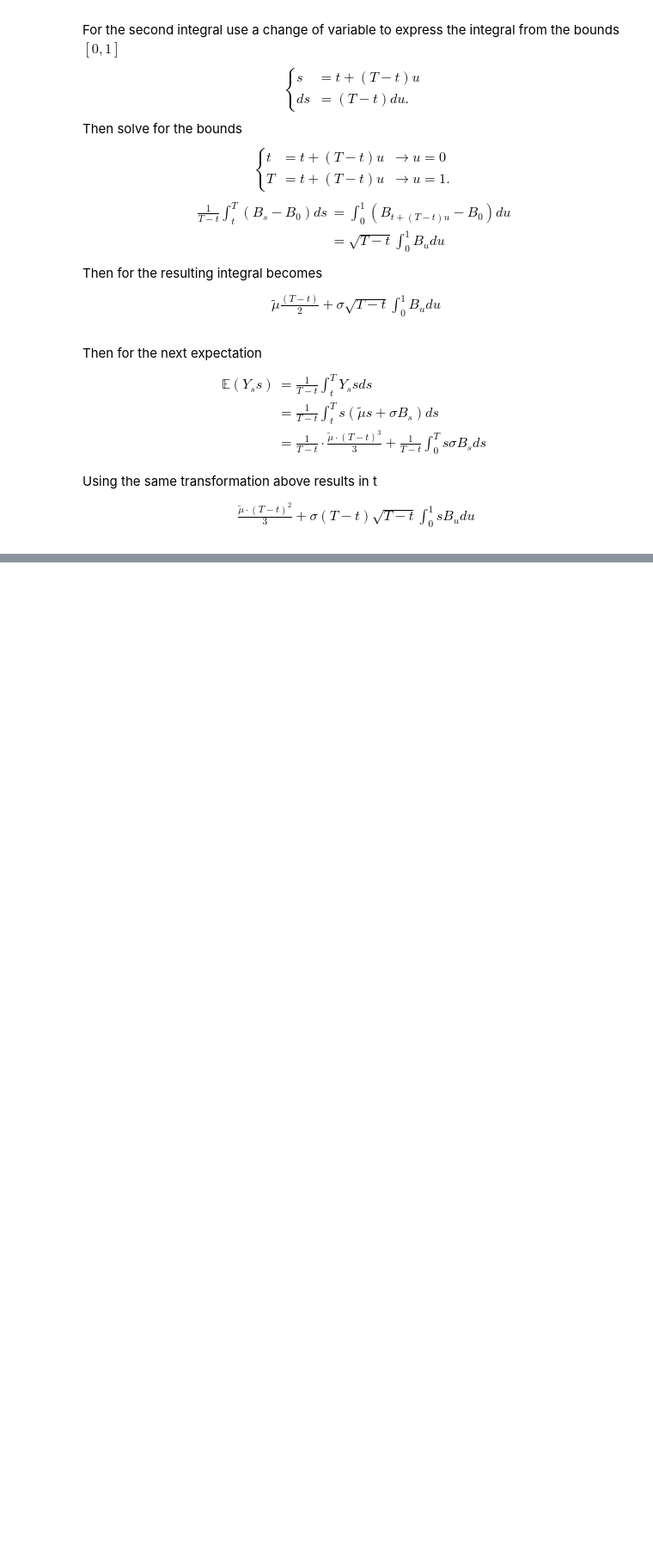
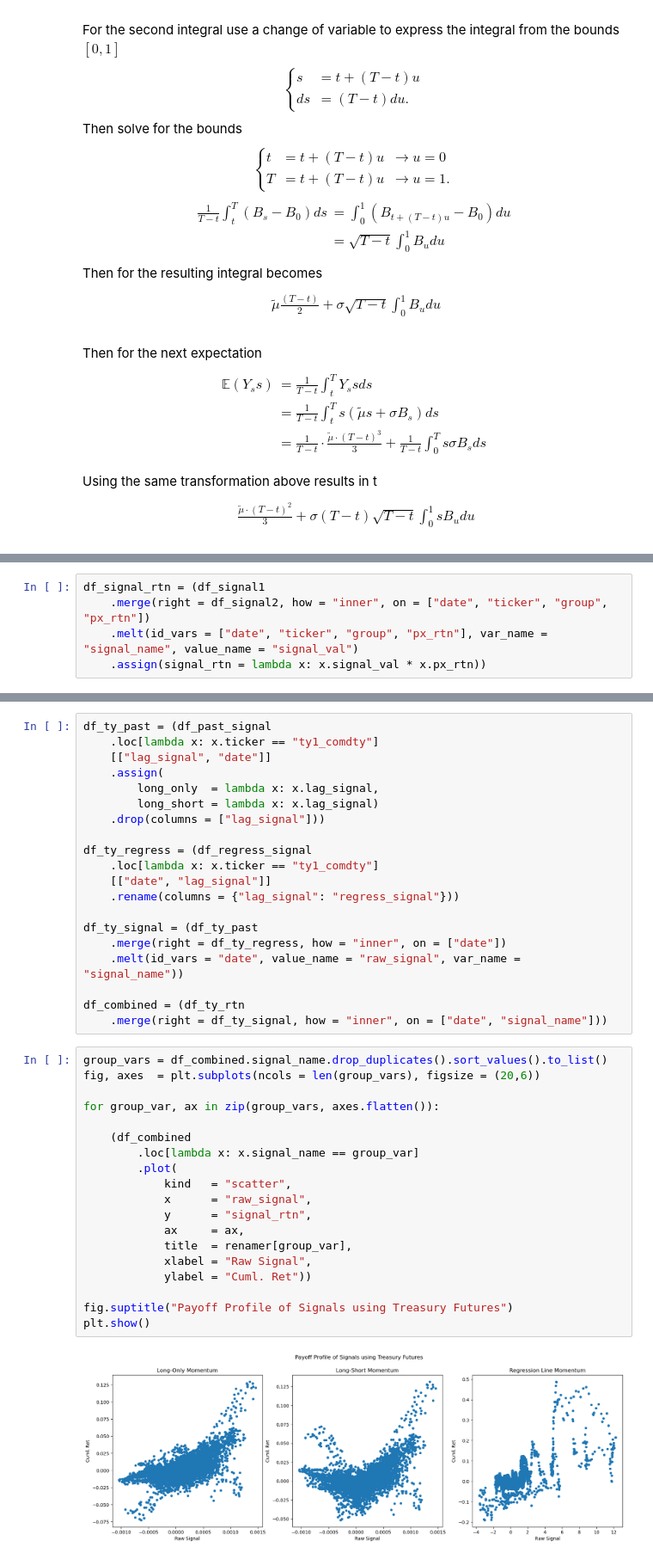
Before and after one commit to diegodalvarez/TrendSystem, a Jupyter notebook: Research/Writeups/SocieteGeneraleRates.ipynb, the cells around one changed output, grey strips where cells are left out. Shown at 86% size. Cells and saved outputs as stored; diff of their text form; blank space fills up the shorter version.

```diff
--- a/Research/Writeups/SocieteGeneraleRates.ipynb
+++ b/Research/Writeups/SocieteGeneraleRates.ipynb
@@ -394,0 +283,5 @@ df_straddle = (pd
+# %%
+df_signal_rtn = (df_signal1
+    .merge(right = df_signal2, how = "inner", on = ["date", "ticker", "group", "px_rtn"])
+    .melt(id_vars = ["date", "ticker", "group", "px_rtn"], var_name = "signal_name", value_name = "signal_val")
+    .assign(signal_rtn = lambda x: x.signal_val * x.px_rtn))
@@ -394,0 +299,41 @@ df_straddle = (pd
+# %%
+df_ty_past = (df_past_signal
+    .loc[lambda x: x.ticker == "ty1_comdty"]
+    [["lag_signal", "date"]]
+    .assign(
+        long_only  = lambda x: x.lag_signal,
+        long_short = lambda x: x.lag_signal)
+    .drop(columns = ["lag_signal"]))
+
+df_ty_regress = (df_regress_signal
+    .loc[lambda x: x.ticker == "ty1_comdty"]
+    [["date", "lag_signal"]]
+    .rename(columns = {"lag_signal": "regress_signal"}))
+
+df_ty_signal = (df_ty_past
+    .merge(right = df_ty_regress, how = "inner", on = ["date"])
+    .melt(id_vars = "date", value_name = "raw_signal", var_name = "signal_name"))
+
+df_combined = (df_ty_rtn
+    .merge(right = df_ty_signal, how = "inner", on = ["date", "signal_name"]))
+# %%
+group_vars = df_combined.signal_name.drop_duplicates().sort_values().to_list()
+fig, axes  = plt.subplots(ncols = len(group_vars), figsize = (20,6))
+
+for group_var, ax in zip(group_vars, axes.flatten()):
+
+    (df_combined
+        .loc[lambda x: x.signal_name == group_var]
+        .plot(
+            kind   = "scatter",
+            x      = "raw_signal",
+            y      = "signal_rtn",
+            ax     = ax,
+            title  = renamer[group_var],
+            xlabel = "Raw Signal",
+            ylabel = "Cuml. Ret"))
+
+fig.suptitle("Payoff Profile of Signals using Treasury Futures")
+plt.show()
+# %% [output]
+[figure, added]
```
Also changed, not shown: parts of 24 cells of this notebook.
